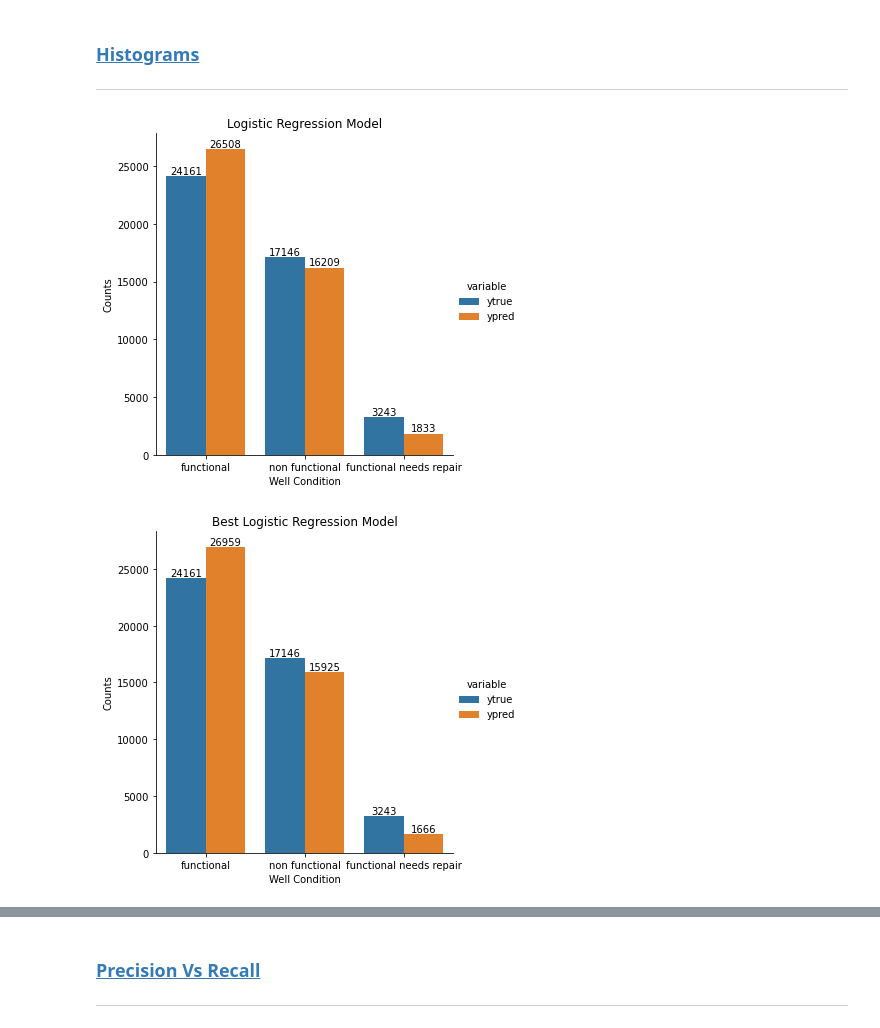
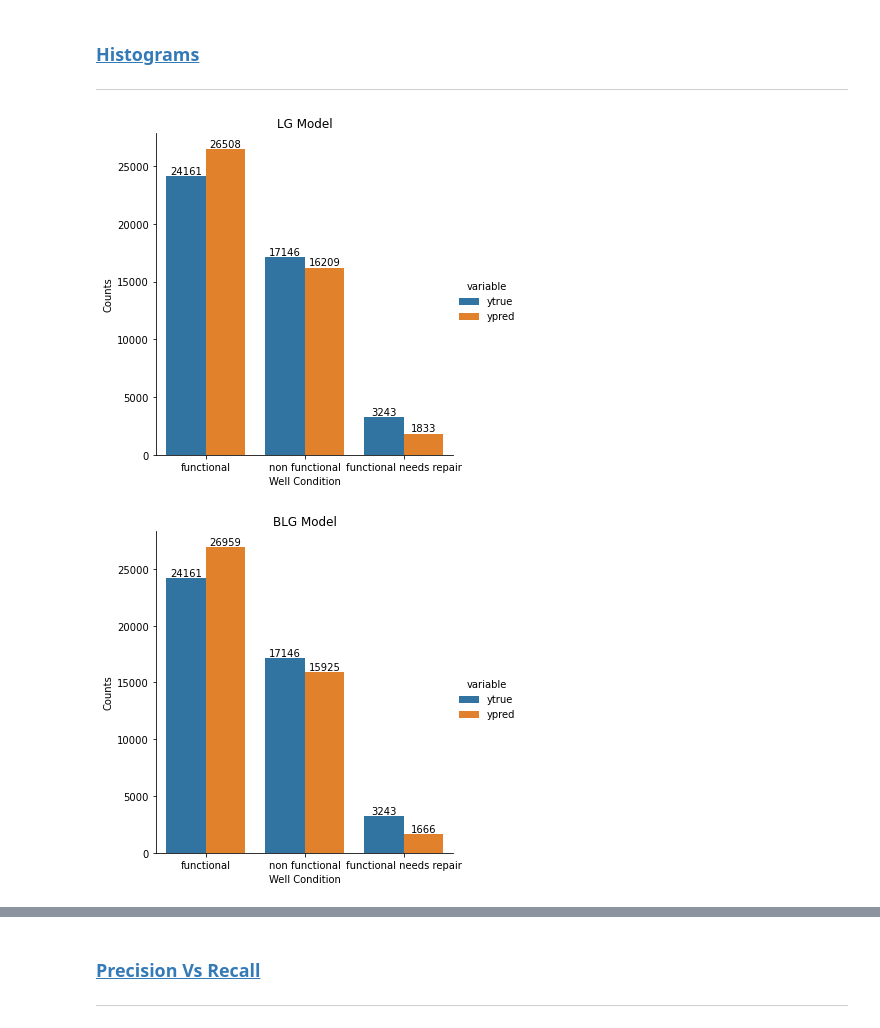
Before and after one commit to irwin-lam/PumpItUp, a Jupyter notebook: Visualizations.ipynb, the cells around one changed output, grey strips where cells are left out. Cells and saved outputs as stored; diff of their text form; code cells hidden in the pictures.

```diff
--- a/Visualizations.ipynb
+++ b/Visualizations.ipynb
@@ -383,11 +383,11 @@ The tuned smote turns out to have performed worse than the baseline smote.
 ### [Histograms](#title) <a id ='histograms'></a>
 <hr style="border:2px solid magenta">
 # %%
-plot_histograms(lgr, 'Logistic Regression',xtrain, ytrain)
+plot_histograms(lgr, 'LG',xtrain, ytrain)
 # %% [output]
-[figure, old version]
+[figure, new version]
 # %%
-plot_histograms(best_lgr, 'Best Logistic Regression', xtrain, ytrain)
+plot_histograms(best_lgr, 'BLG', xtrain, ytrain)
 # %% [output]
-[figure, old version]
+[figure, new version]
 # %%
```
Also changed, not shown: parts of 18 cells of this notebook, 12 other files.
